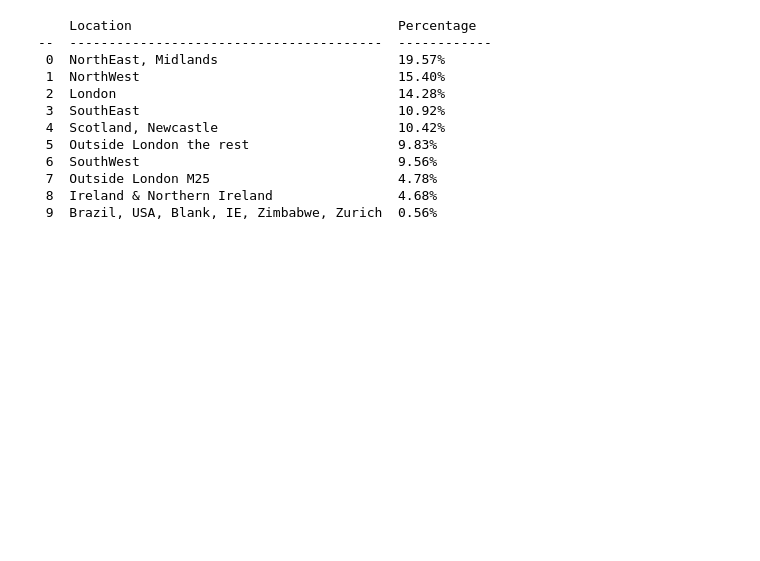
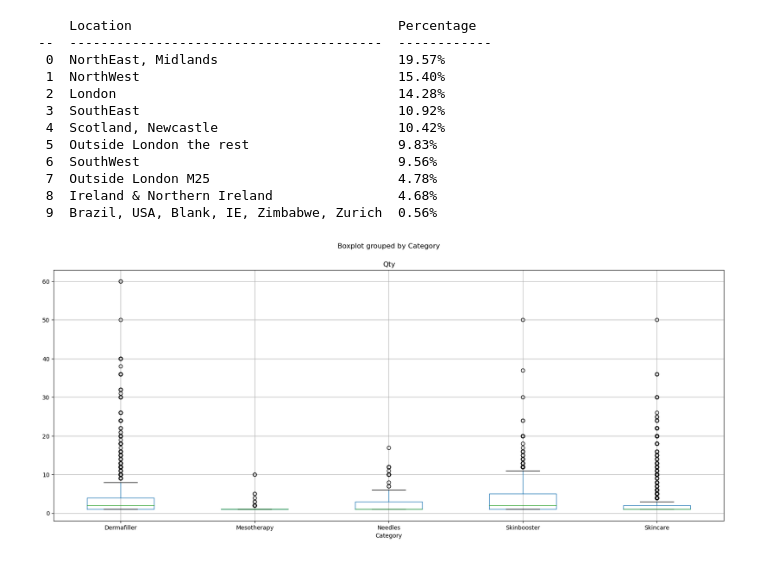
Before and after one commit to Rushayeal/Dissertation, a Jupyter notebook: Source/Data Exploration.ipynb, the cells around one changed output. Drawn from its saved outputs; the diff is of its cells as text; code cells hidden in the pictures; blank space fills up the shorter version.

```diff
--- a/Source/Data Exploration.ipynb
+++ b/Source/Data Exploration.ipynb
@@ -346,3 +346,11 @@ print(tabulate(df, headers = 'keys', tablefmt = 'simple'))
  7  Outside London M25                        4.78%
  8  Ireland & Northern Ireland                4.68%
  9  Brazil, USA, Blank, IE, Zimbabwe, Zurich  0.56%
+# %%
+df_sales_cat = df_sales[df_sales['Category']!='Profilho']
+# %%
+df_sales_cat.boxplot('Qty', by='Category', figsize=(20,8))
+plt.title('Qty')
+plt.show()
+# %% [output]
+[figure, added]
```
Also changed, not shown: parts of 3 cells of this notebook, 6 other files.
